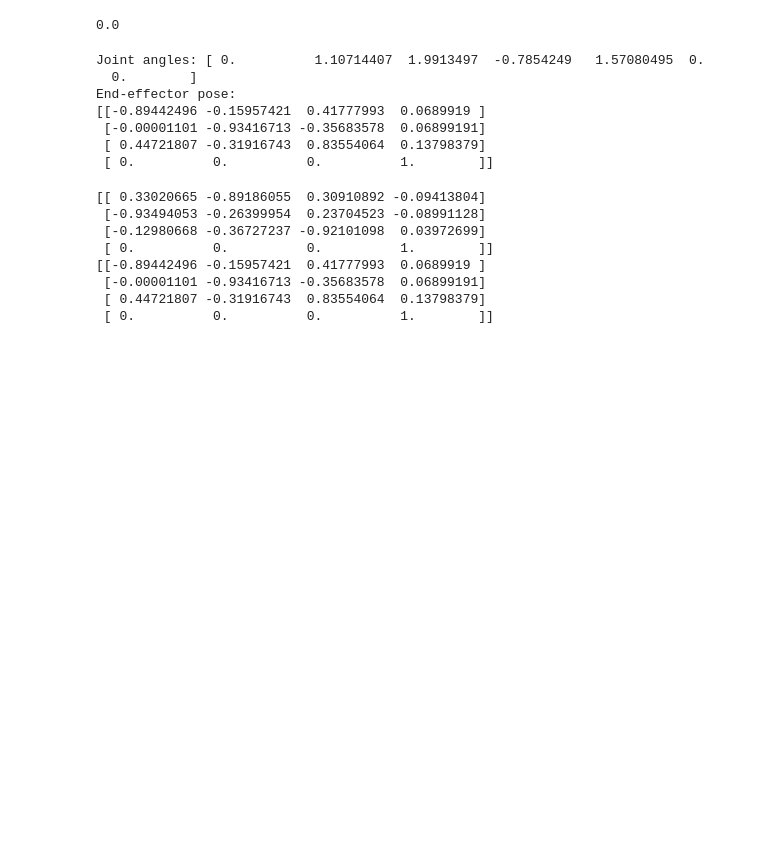
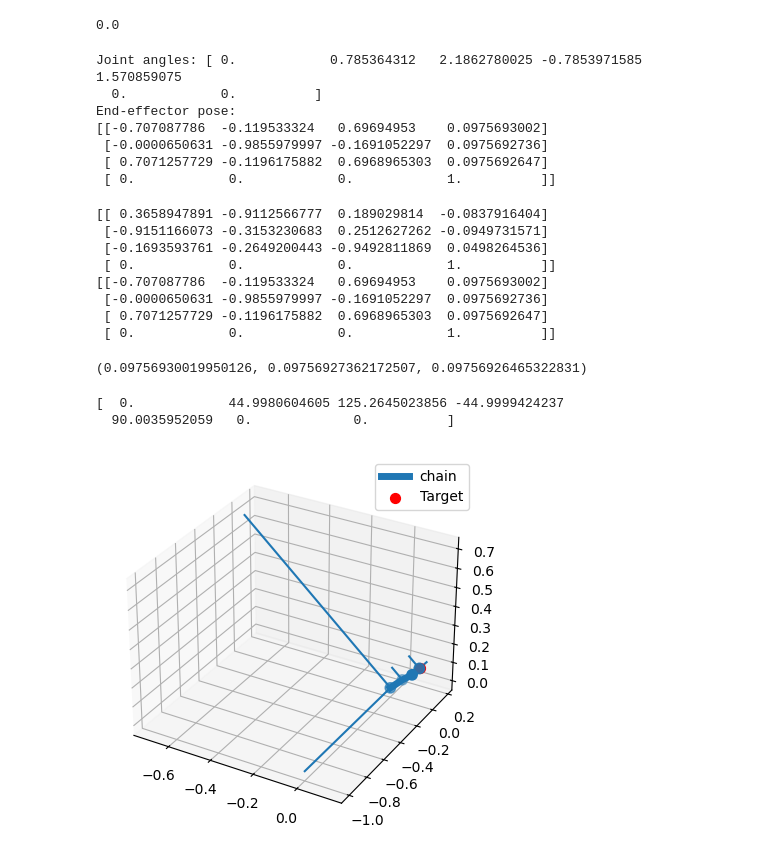
Before and after one commit to deltron-fr/robotic_arm, a Jupyter notebook: kinematics.ipynb, the cells around one changed output. Drawn from its saved outputs; the diff is of its cells as text; code cells hidden in the pictures; blank space fills up the shorter version.

Commit message:
added 3D figure for robot movement

```diff
--- a/kinematics.ipynb
+++ b/kinematics.ipynb
@@ -39,38 +39,63 @@ def forward_kinematics(thetas):
 # %%
 from ikpy.chain import Chain
 
-my_chain = Chain.from_urdf_file("robot.urdf")
+arm_chain = Chain.from_urdf_file("robot.urdf")
 
-target_position = [0.1, 0.1, 0.2]
+target_position = [0.1, 0.1, 0.1]
 
-joint_angles = my_chain.inverse_kinematics(target_position)
+joint_angles = arm_chain.inverse_kinematics(target_position)
 
 print("Joint angles:", joint_angles)
 
 print("End-effector pose:")
-print(my_chain.forward_kinematics(joint_angles))
+print(arm_chain.forward_kinematics(joint_angles))
 # %% [output]
-Joint angles: [ 0.          1.10714407  1.9913497  -0.7854249   1.57080495  0.
-  0.        ]
+Joint angles: [ 0.            0.785364312   2.1862780025 -0.7853971585  1.570859075
+  0.            0.          ]
 End-effector pose:
-[[-0.89442496 -0.15957421  0.41777993  0.0689919 ]
- [-0.00001101 -0.93416713 -0.35683578  0.06899191]
- [ 0.44721807 -0.31916743  0.83554064  0.13798379]
- [ 0.          0.          0.          1.        ]]
+[[-0.707087786  -0.119533324   0.69694953    0.0975693002]
+ [-0.0000650631 -0.9855979997 -0.1691052297  0.0975692736]
+ [ 0.7071257729 -0.1196175882  0.6968965303  0.0975692647]
+ [ 0.            0.            0.            1.          ]]
 # %%
 np.set_printoptions(suppress=True, precision=10)
-fk_ikpy = my_chain.forward_kinematics(joint_angles)
+fk_ikpy = arm_chain.forward_kinematics(joint_angles)
 thetas = list(joint_angles)
 print(forward_kinematics(thetas))
 print(fk_ikpy)
 # %% [output]
-[[ 0.33020665 -0.89186055  0.30910892 -0.09413804]
- [-0.93494053 -0.26399954  0.23704523 -0.08991128]
- [-0.12980668 -0.36727237 -0.92101098  0.03972699]
- [ 0.          0.          0.          1.        ]]
-[[-0.89442496 -0.15957421  0.41777993  0.0689919 ]
- [-0.00001101 -0.93416713 -0.35683578  0.06899191]
- [ 0.44721807 -0.31916743  0.83554064  0.13798379]
- [ 0.          0.          0.          1.        ]]
+[[ 0.3658947891 -0.9112566777  0.189029814  -0.0837916404]
+ [-0.9151166073 -0.3153230683  0.2512627262 -0.0949731571]
+ [-0.1693593761 -0.2649200443 -0.9492811869  0.0498264536]
+ [ 0.            0.            0.            1.          ]]
+[[-0.707087786  -0.119533324   0.69694953    0.0975693002]
+ [-0.0000650631 -0.9855979997 -0.1691052297  0.0975692736]
+ [ 0.7071257729 -0.1196175882  0.6968965303  0.0975692647]
+ [ 0.            0.            0.            1.          ]]
 # %%
-x = fk_ipy[0]
+x = fk_ikpy[0, 3]
+y = fk_ikpy[1, 3]
+z = fk_ikpy[2, 3]
+x, y, z
+# %% [output]
+(0.09756930019950126, 0.09756927362172507, 0.09756926465322831)
+# %%
+print(np.degrees(joint_angles))
+# %% [output]
+[  0.            44.9980604605 125.2645023856 -44.9999424237
+  90.0035952059   0.             0.          ]
+# %%
+from ikpy.utils import plot as ikpy_plot
+import matplotlib.pyplot as plt
+
+calculated_angles = arm_chain.inverse_kinematics(target_position)
+fig = plt.figure()
+ax = fig.add_subplot(111, projection='3d')
+arm_chain.plot(calculated_angles, ax)
+ax.scatter(*target_position, color='red', s=50, label='Target')
+#ax.scatter(0, 0, 0, color='green', s=50, label='Base')
+
+ax.legend()
+plt.show()
+# %% [output]
+[figure, added]
```
